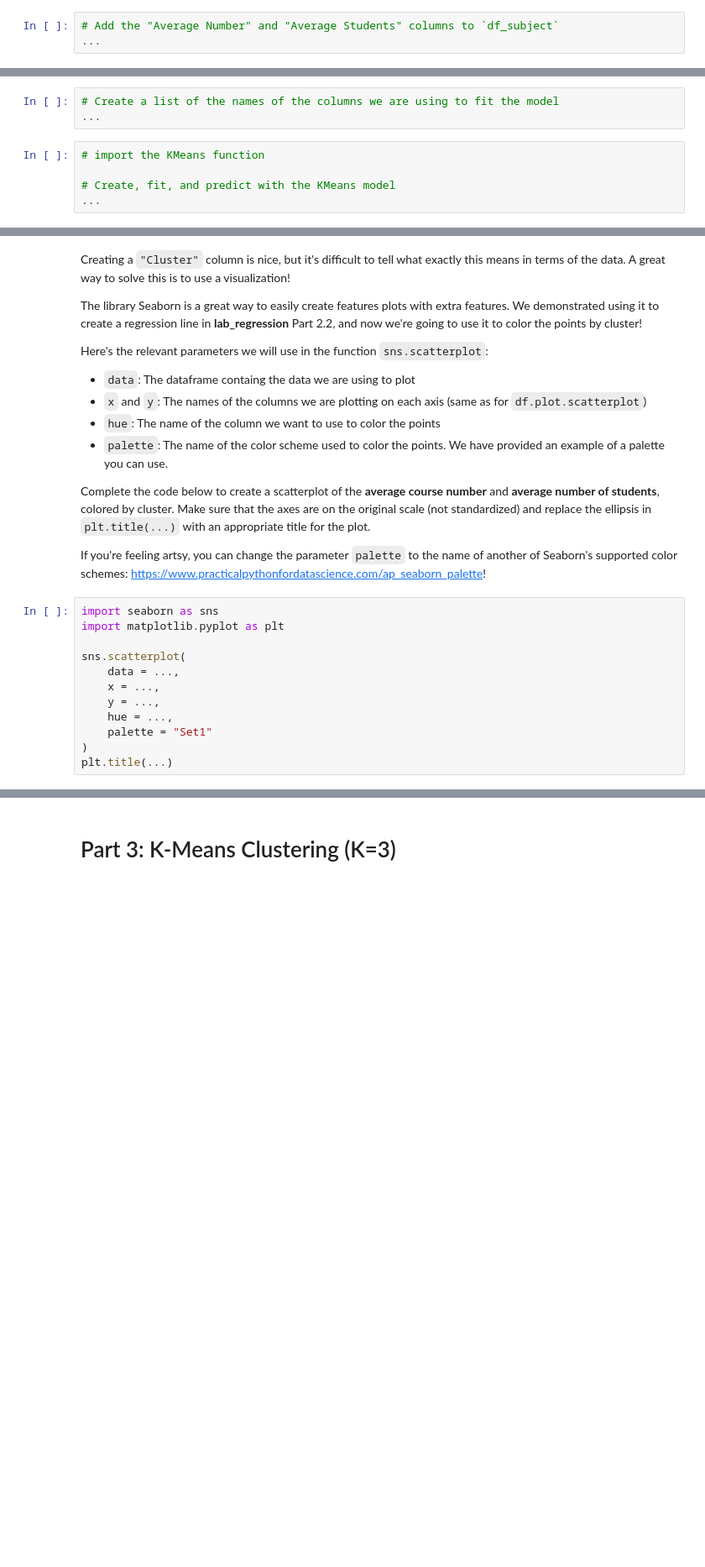
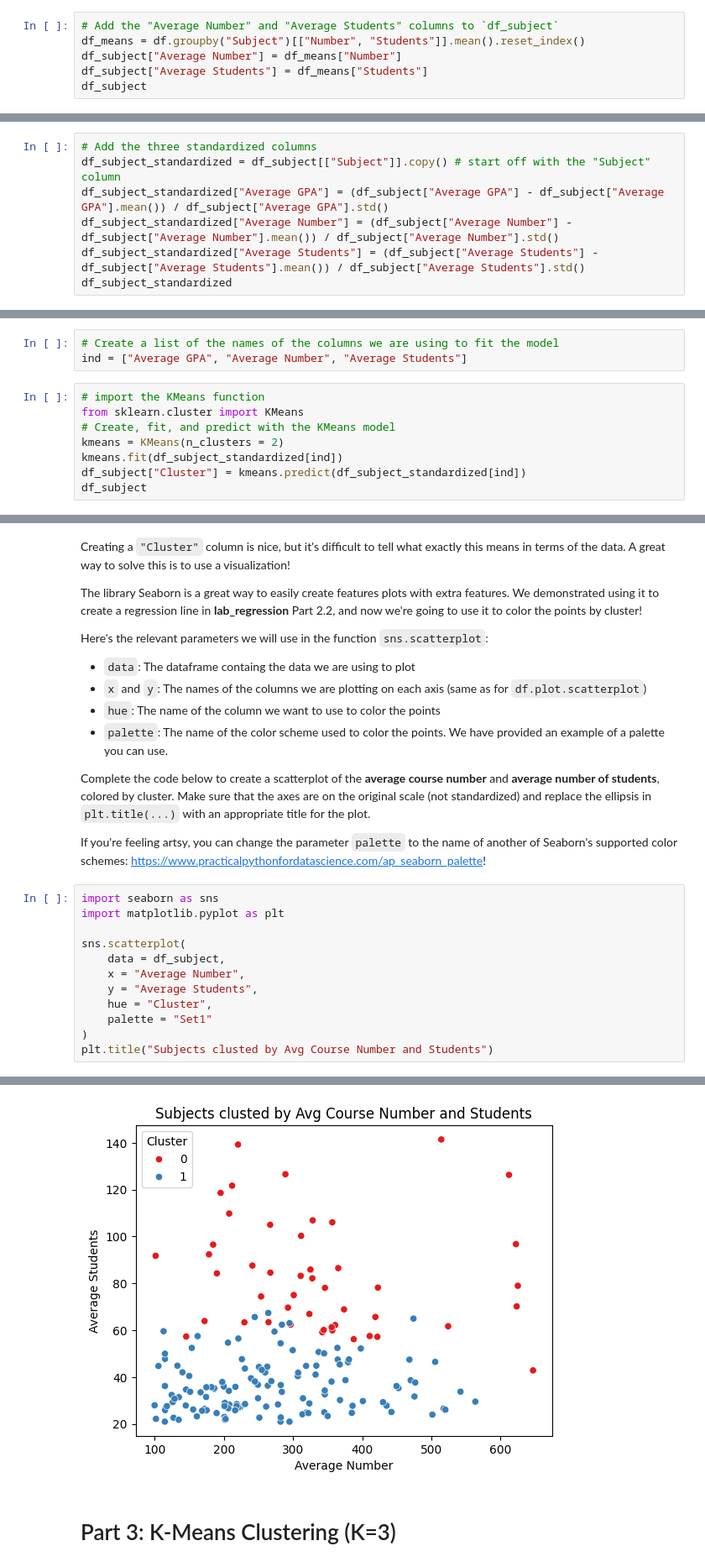
Before and after one commit to JoshuaMorales1245/Personal-Projects, a Jupyter notebook: lab_kmeans/lab_kmeans.ipynb, the cells around one changed output, grey strips where cells are left out. Shown at 84% size. Drawn from its saved outputs; the diff is of its cells as text; blank space fills up the shorter version.

```diff
--- a/lab_kmeans/lab_kmeans.ipynb
+++ b/lab_kmeans/lab_kmeans.ipynb
@@ -112,4 +148,7 @@ Since we are not weighting, we don't want to aggregate by sum this time. You wil
 *Hint: We did something similar in lab_plots Part 2.5 when we added the `"Average Salary"` column to `agg_count_df`. Feel free to add more code cells!*
 # %%
 # Add the "Average Number" and "Average Students" columns to `df_subject`
-...
+df_means = df.groupby("Subject")[["Number", "Students"]].mean().reset_index()
+df_subject["Average Number"] = df_means["Number"]
+df_subject["Average Students"] = df_means["Students"]
+df_subject
@@ -149,0 +201,7 @@ df_subject_standardized = df_subject[["Subject"]].copy() # start off with the "S
+# %%
+# Add the three standardized columns
+df_subject_standardized = df_subject[["Subject"]].copy() # start off with the "Subject" column
+df_subject_standardized["Average GPA"] = (df_subject["Average GPA"] - df_subject["Average GPA"].mean()) / df_subject["Average GPA"].std()
+df_subject_standardized["Average Number"] = (df_subject["Average Number"] - df_subject["Average Number"].mean()) / df_subject["Average Number"].std()
+df_subject_standardized["Average Students"] = (df_subject["Average Students"] - df_subject["Average Students"].mean()) / df_subject["Average Students"].std()
+df_subject_standardized
@@ -187,9 +261,12 @@ First, create a list called `ind` that contains the the names of the columns we
 You should store the predictions in the column `"Cluster"` in `df_subject`. We are using this instead of `df_subject_standardized` so that we can interpret the result on the original scale -- the standardized scale only matters when fitting the model.
 # %%
 # Create a list of the names of the columns we are using to fit the model
-...
+ind = ["Average GPA", "Average Number", "Average Students"]
 # %%
 # import the KMeans function
-
+from sklearn.cluster import KMeans
 # Create, fit, and predict with the KMeans model
-...
+kmeans = KMeans(n_clusters = 2)
+kmeans.fit(df_subject_standardized[ind])
+df_subject["Cluster"] = kmeans.predict(df_subject_standardized[ind])
+df_subject
@@ -236,10 +329,11 @@ import seaborn as sns
 import matplotlib.pyplot as plt
 
 sns.scatterplot(
-    data = ...,
-    x = ...,
-    y = ...,
-    hue = ...,
+    data = df_subject,
+    x = "Average Number",
+    y = "Average Students",
+    hue = "Cluster",
     palette = "Set1"
 )
-plt.title(...)
+plt.title("Subjects clusted by Avg Course Number and Students")
+# %% [output]
@@ -246,3 +341,4 @@ plt.title(...)
+[figure, added]
 # %% [markdown]
 # Part 3: K-Means Clustering (K=3)
 # %% [markdown]
```
Also changed, not shown: parts of 35 cells of this notebook.
